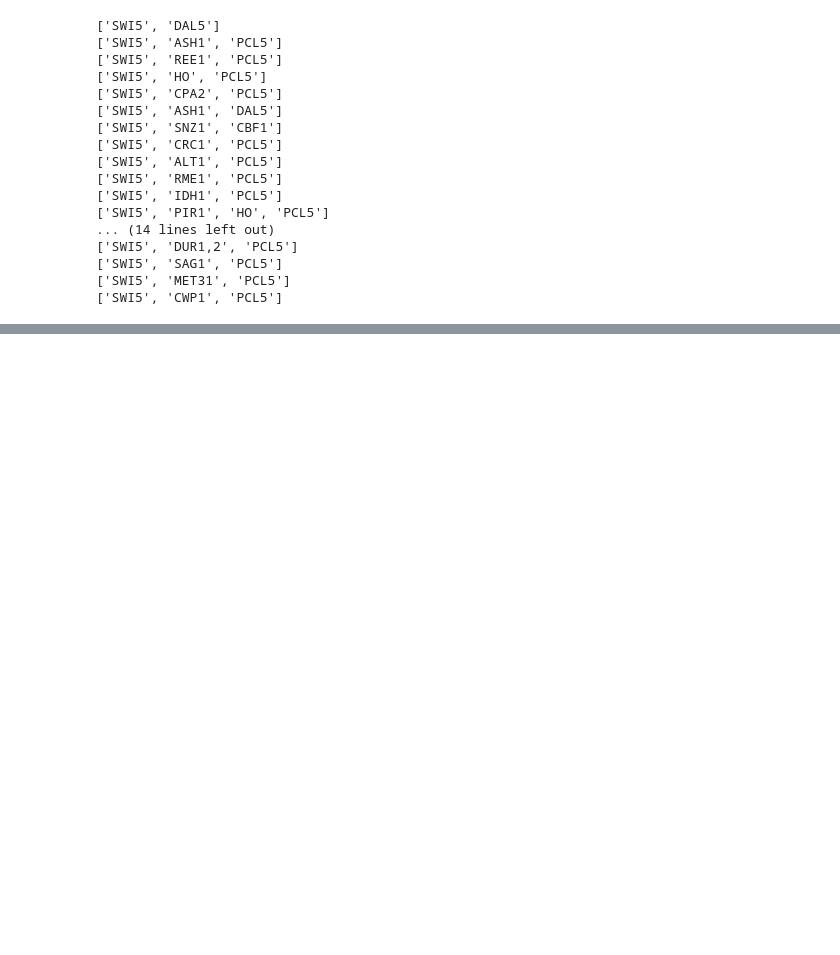
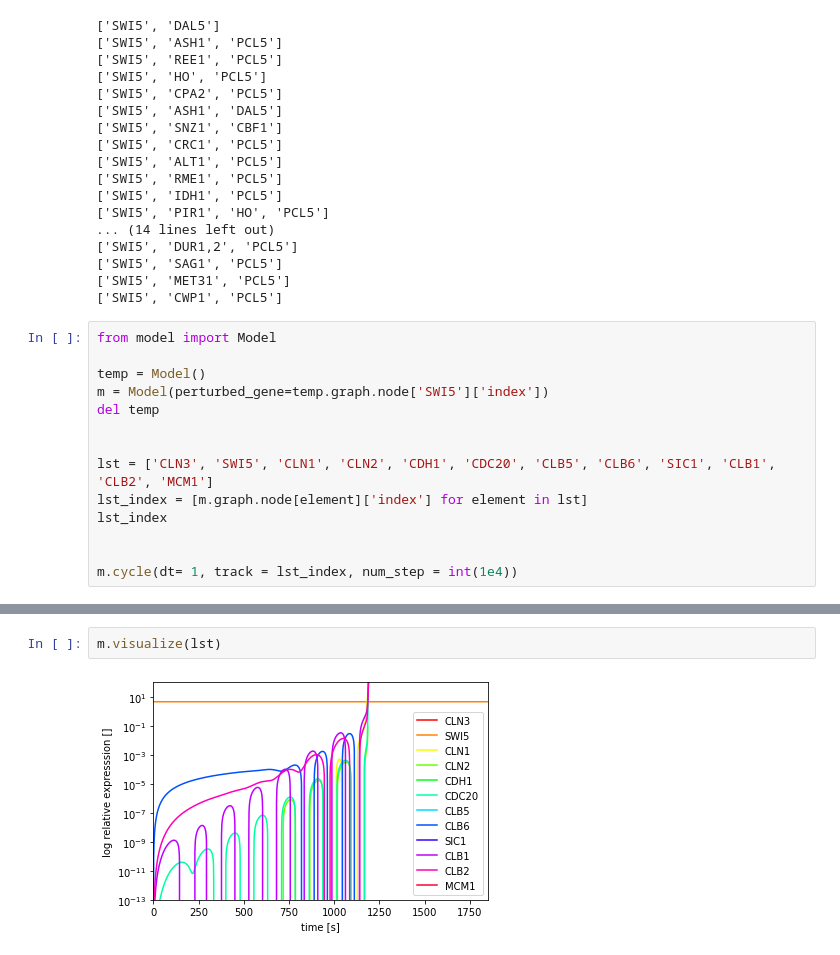
Before and after one commit to pworinger/Biophysics_project, a Jupyter notebook: test.ipynb, the cells around one changed output, grey strips where cells are left out. Saved outputs shown, nothing was run; the diff lists cells and outputs as text; blank space fills up the shorter version.

```diff
--- a/test.ipynb
+++ b/test.ipynb
@@ -269,3 +276,17 @@ for i in rank5[0:30]:
 ['SWI5', 'SAG1', 'PCL5']
 ['SWI5', 'MET31', 'PCL5']
 ['SWI5', 'CWP1', 'PCL5']
+# %%
+from model import Model
+
+temp = Model()
+m = Model(perturbed_gene=temp.graph.node['SWI5']['index'])
+del temp
+
+
+lst = ['CLN3', 'SWI5', 'CLN1', 'CLN2', 'CDH1', 'CDC20', 'CLB5', 'CLB6', 'SIC1', 'CLB1', 'CLB2', 'MCM1']
+lst_index = [m.graph.node[element]['index'] for element in lst]
+lst_index
+
+
+m.cycle(dt= 1, track = lst_index, num_step = int(1e4))
@@ -271,0 +304,4 @@ for i in rank5[0:30]:
+# %%
+m.visualize(lst)
+# %% [output]
+[figure, added]
```
Also changed, not shown: parts of 16 cells of this notebook, 2 other files.
